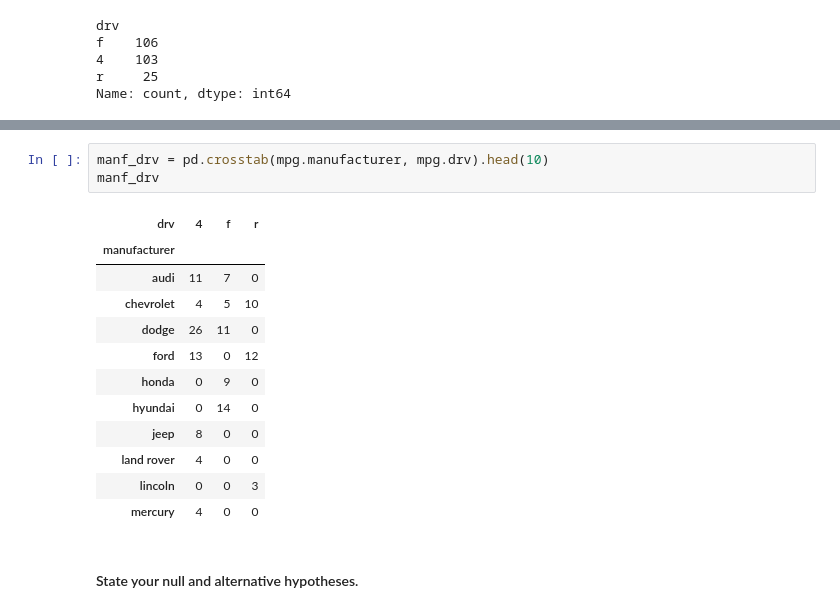
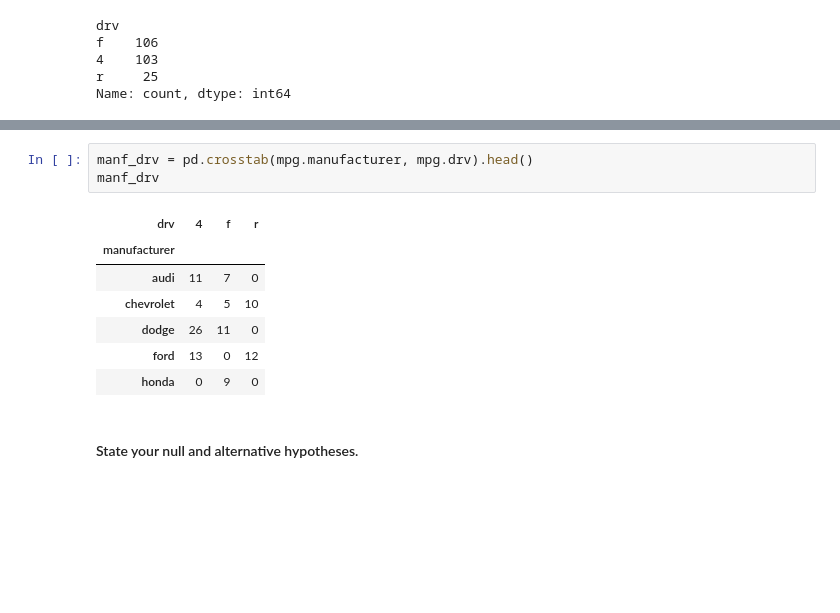
Before and after one commit to nomer-evangelista/statistics-exercises, a Jupyter notebook: hypothesis_testing.ipynb, the cells around one changed output, grey strips where cells are left out. Saved outputs shown, nothing was run; the diff lists cells and outputs as text; blank space fills up the shorter version.

```diff
--- a/hypothesis_testing.ipynb
+++ b/hypothesis_testing.ipynb
@@ -110,21 +114,16 @@ mercury        4
 lincoln        3
 Name: count, dtype: int64
 # %%
-manf_drv = pd.crosstab(mpg.manufacturer, mpg.drv).head(10)
+manf_drv = pd.crosstab(mpg.manufacturer, mpg.drv).head()
 manf_drv
 # %% [output]
 | drv | 4 | f | r |
 | manufacturer |  |  |  |
 | audi | 11 | 7 | 0 |
 | chevrolet | 4 | 5 | 10 |
 | dodge | 26 | 11 | 0 |
 | ford | 13 | 0 | 12 |
 | honda | 0 | 9 | 0 |
-| hyundai | 0 | 14 | 0 |
-| jeep | 8 | 0 | 0 |
-| land rover | 4 | 0 | 0 |
-| lincoln | 0 | 0 | 3 |
-| mercury | 4 | 0 | 0 |
 # %% [markdown]
 #### State your null and alternative hypotheses.
 # %%
```
Also changed, not shown: parts of 169 cells of this notebook, 1 other file.
